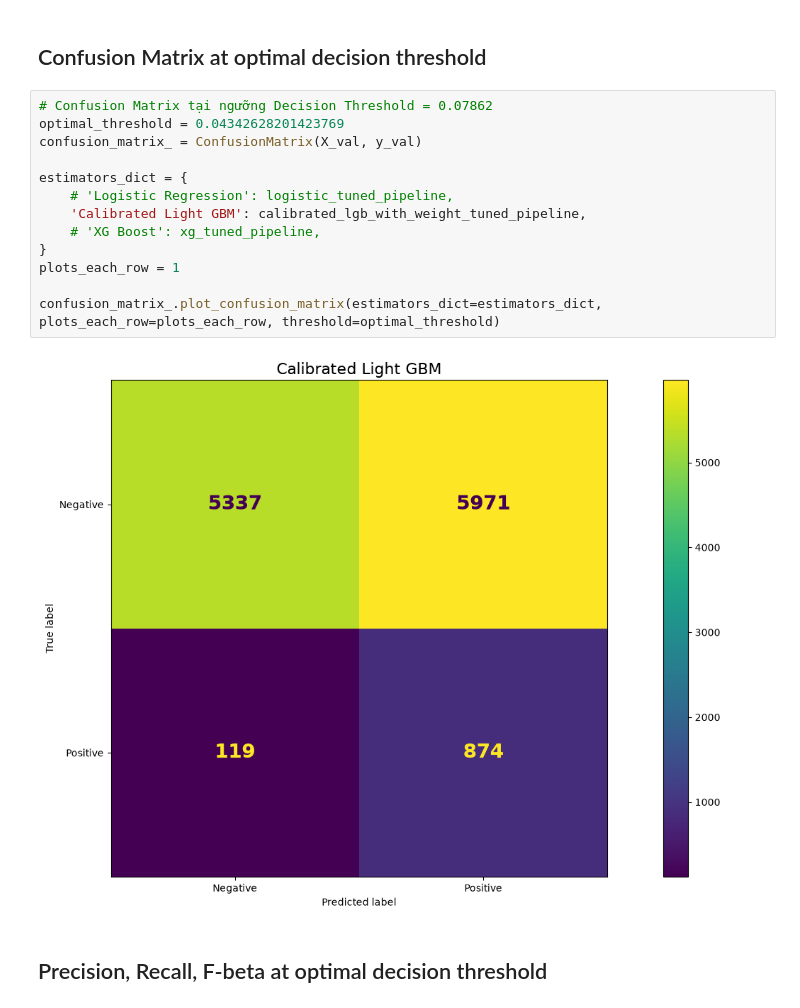
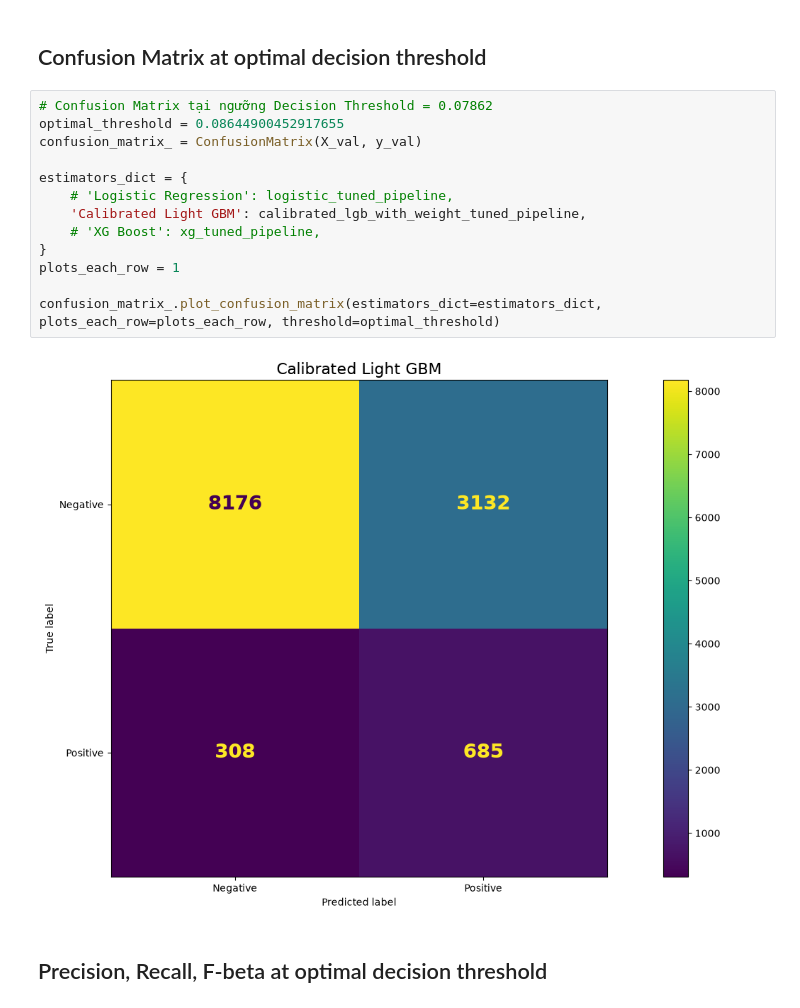
Before and after one commit to thaithuyduc/AI-Credit-Risk-Decision-Support-System, a Jupyter notebook: notebooks/10. threshold-optimisation-with-calibrated-lightgbm.ipynb, the cells around one changed output. Cells and saved outputs as stored; diff of their text form.

```diff
--- a/notebooks/10. threshold-optimisation-with-calibrated-lightgbm.ipynb
+++ b/notebooks/10. threshold-optimisation-with-calibrated-lightgbm.ipynb
@@ -1250,19 +1250,19 @@ Calibrated Light GBM - Optimised Decision Threshold: 0.04342628201423769 - Optim
 ## Confusion Matrix at optimal decision threshold
 # %%
 # Confusion Matrix tại ngưỡng Decision Threshold = 0.07862
-optimal_threshold = 0.04342628201423769
+optimal_threshold = 0.08644900452917655
 confusion_matrix_ = ConfusionMatrix(X_val, y_val)
 
 estimators_dict = {
     # 'Logistic Regression': logistic_tuned_pipeline,
     'Calibrated Light GBM': calibrated_lgb_with_weight_tuned_pipeline,
     # 'XG Boost': xg_tuned_pipeline,
 }
 plots_each_row = 1
 
 confusion_matrix_.plot_confusion_matrix(estimators_dict=estimators_dict, plots_each_row=plots_each_row, threshold=optimal_threshold)
 # %% [output]
-[figure, old version]
+[figure, new version]
 # %% [markdown]
 ## Precision, Recall, F-beta at optimal decision threshold
 # %%
```
Also changed, not shown: parts of 11 cells of this notebook, 1 other file.
